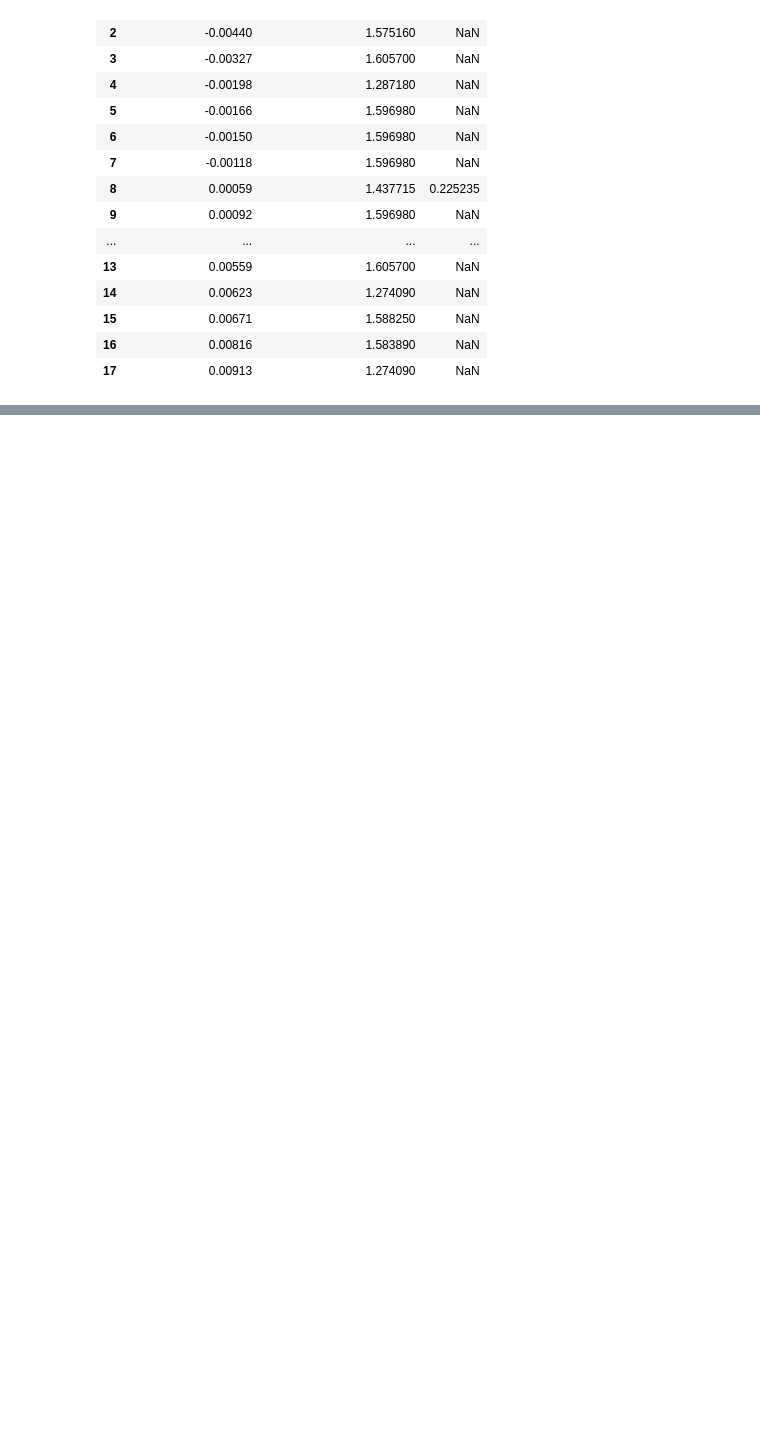
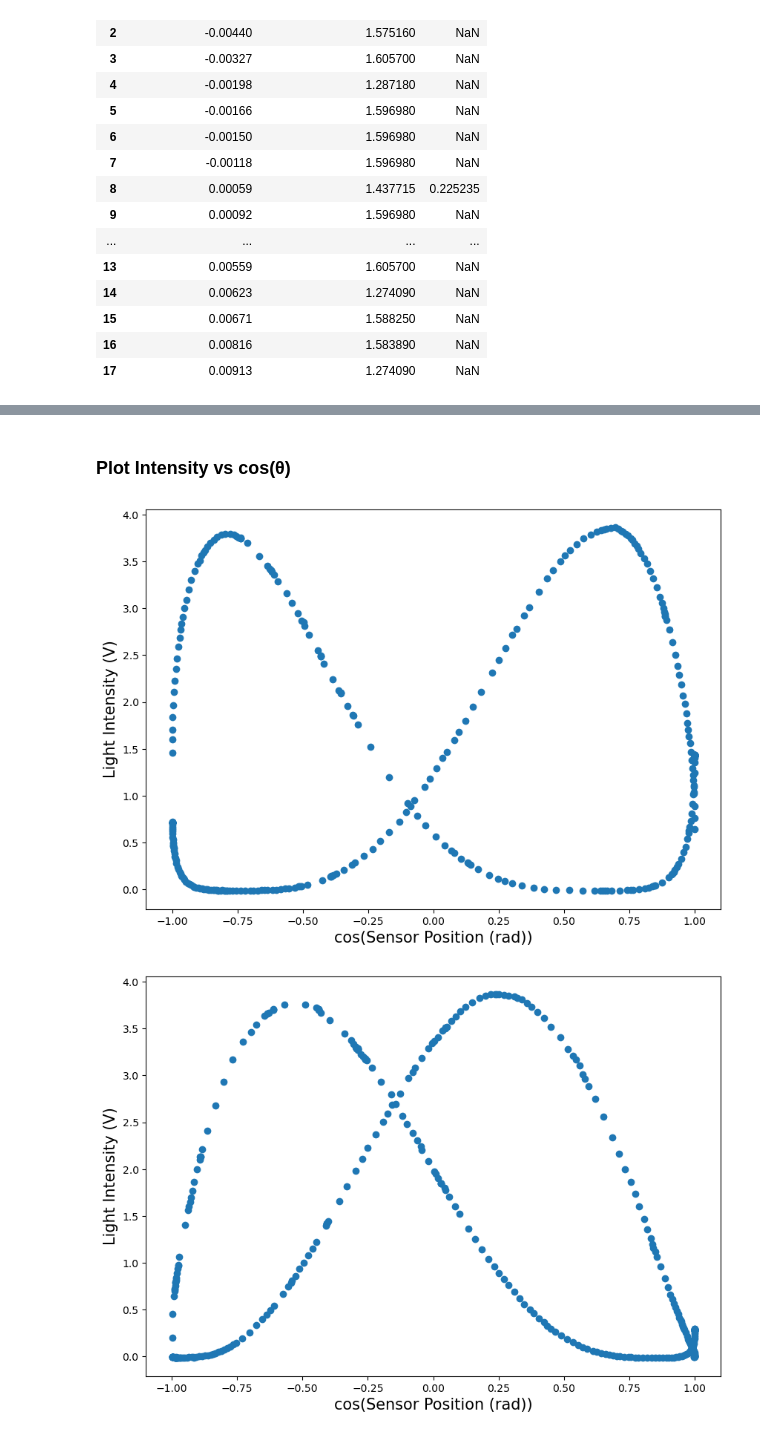
Before and after one commit to ijessicachen/PhysicsData, a Jupyter notebook: PHY294_PolarizationOfLight/MalusLaw.ipynb, the cells around one changed output, grey strips where cells are left out. Drawn from its saved outputs; the diff is of its cells as text; code cells hidden in the pictures; blank space fills up the shorter version.

```diff
--- a/PHY294_PolarizationOfLight/MalusLaw.ipynb
+++ b/PHY294_PolarizationOfLight/MalusLaw.ipynb
@@ -121,15 +191,3 @@ memory usage: 12.3 KB
-# %%
-# make the data
-x = np.array(ex1_all_comb['Light Intensity (Volts)'].to_list())
-y = np.array((ex1_all_comb['Sensor Position (Radians)']).to_list()) # MAKE THIS COS(THETA)
-# MAKE ERRORBARS
-
-# plot
-fig, ax = plt.subplots()
-ax.scatter(x, y)
-ax.set_xlabel("Light Intensity (V)", fontsize=20)
-ax.set_ylabel("cos(Sensor Position (rad))", fontsize=20)
-#ax.errorbar(x, y, xerr=x_err, yerr=y_err[i], fmt='none')
 # %% [markdown]
 ### Exercise 1 Testing
 # %%
@@ -171,0 +279,24 @@ display(test_db)
+# %% [markdown]
+### Plot Intensity vs cos(θ)
+# %%
+# Intensity vs cos(θ)
+for i in range(0, len(ex2)):
+    # make the data
+    x = np.array(np.cos(ex2[i]['Sensor Position (Radians)'].to_list())) # cos(θ)
+    y = np.array(ex2[i]['Light Intensity (Volts)'].to_list()) # intensity
+    # MAKE ERRORBARS
+
+    # plot
+    fig, ax = plt.subplots()
+    ax.scatter(x, y)
+    ax.set_ylabel("Light Intensity (V)", fontsize=15)
+    ax.set_xlabel("cos(Sensor Position (rad))", fontsize=15)
+    #ax.errorbar(x, y, xerr=x_err, yerr=y_err[i], fmt='none')
+    fig.set_size_inches(10, 7)
+
+    # save
+    name = "3p_intensityvscos_" + str(i) + ".png"
+    fig.savefig(name, bbox_inches='tight', pad_inches=0.5)
+# %% [output]
+[figure, added]
+[figure, added]
```
Also changed, not shown: parts of 19 cells of this notebook, 16 other files.
